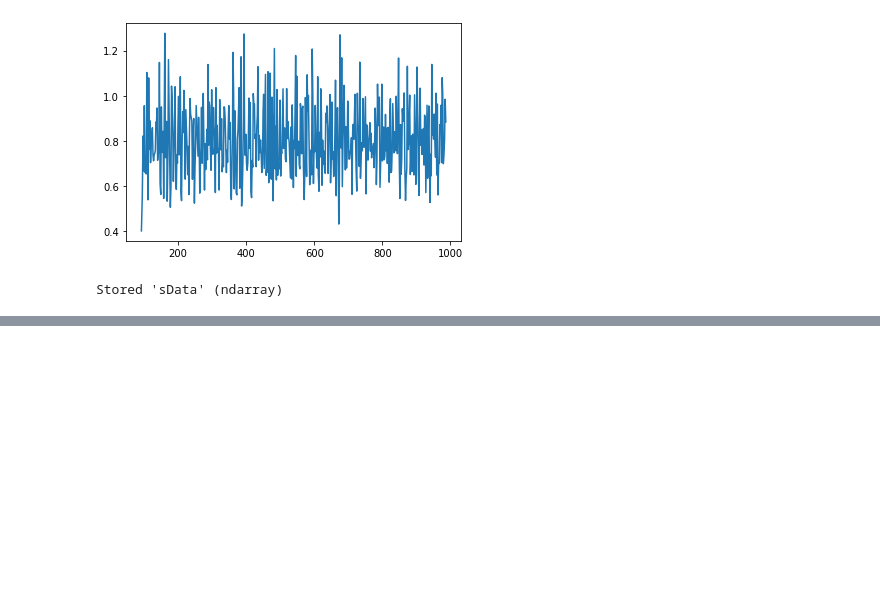
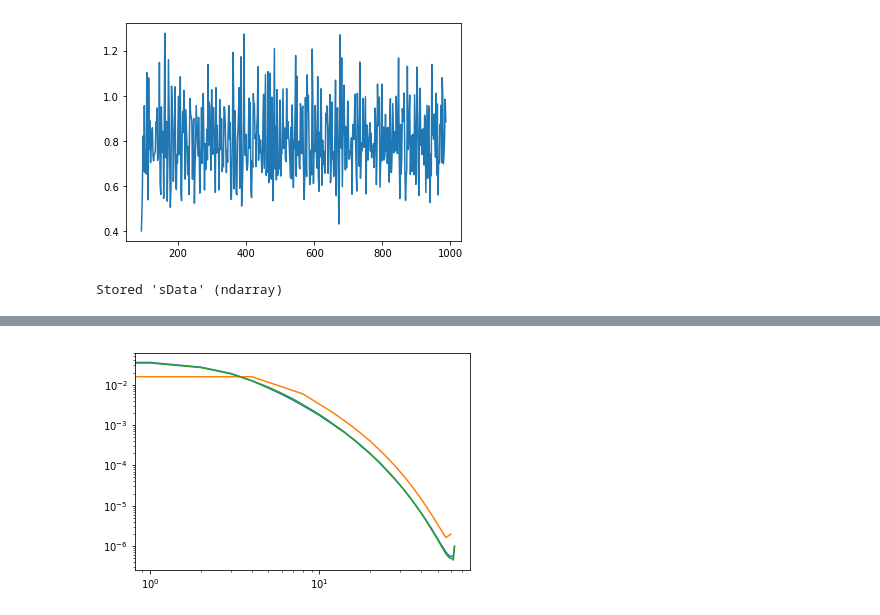
Before and after one commit to jamelvin/stratDNS, a Jupyter notebook: spectra-Jupyter.ipynb, the cells around one changed output, grey strips where cells are left out. Drawn from its saved outputs; the diff is of its cells as text; code cells hidden in the pictures; blank space fills up the shorter version.

```diff
--- a/spectra-Jupyter.ipynb
+++ b/spectra-Jupyter.ipynb
@@ -360 +373,10 @@ plt.show()
+# %%
+plt.plot(output[1]['peSpec'])
+plt.plot(output[2]['peSpec'].iloc[:16]/4)
+plt.plot(output[3]['peSpec'].iloc[:64])
+plt.yscale('log')
+plt.xscale('log')
+plt.show()
+# %% [output]
+[figure, added]
 # %%
```
Also changed, not shown: parts of 16 cells of this notebook.
